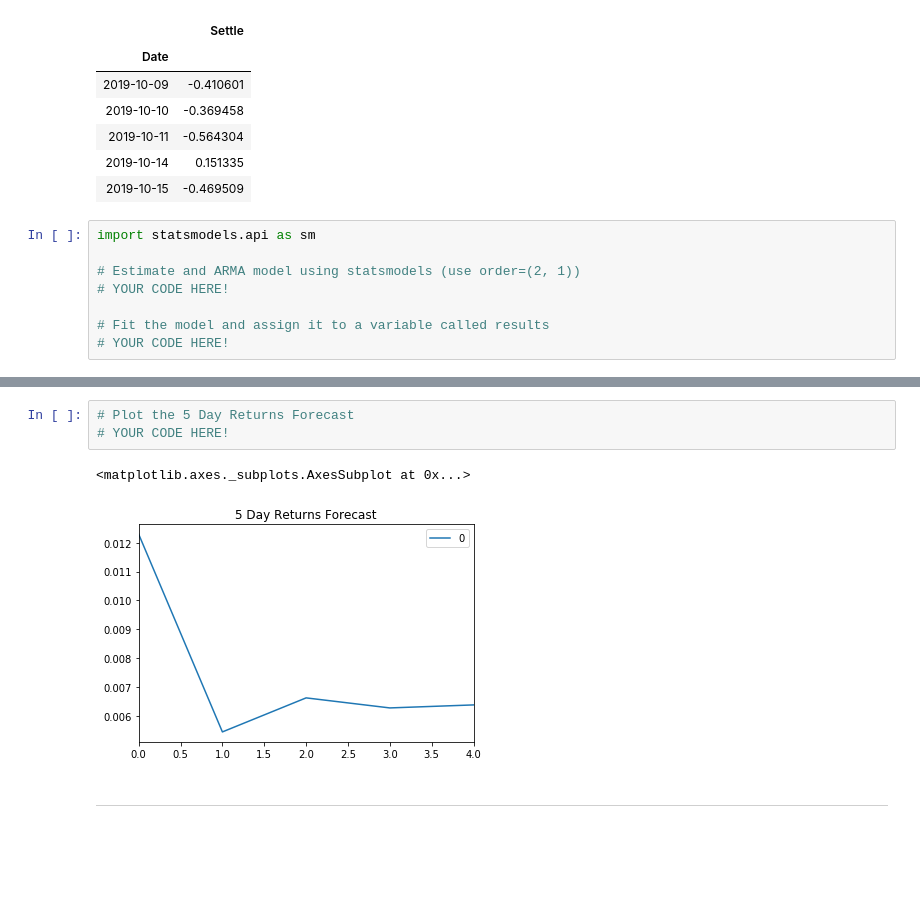
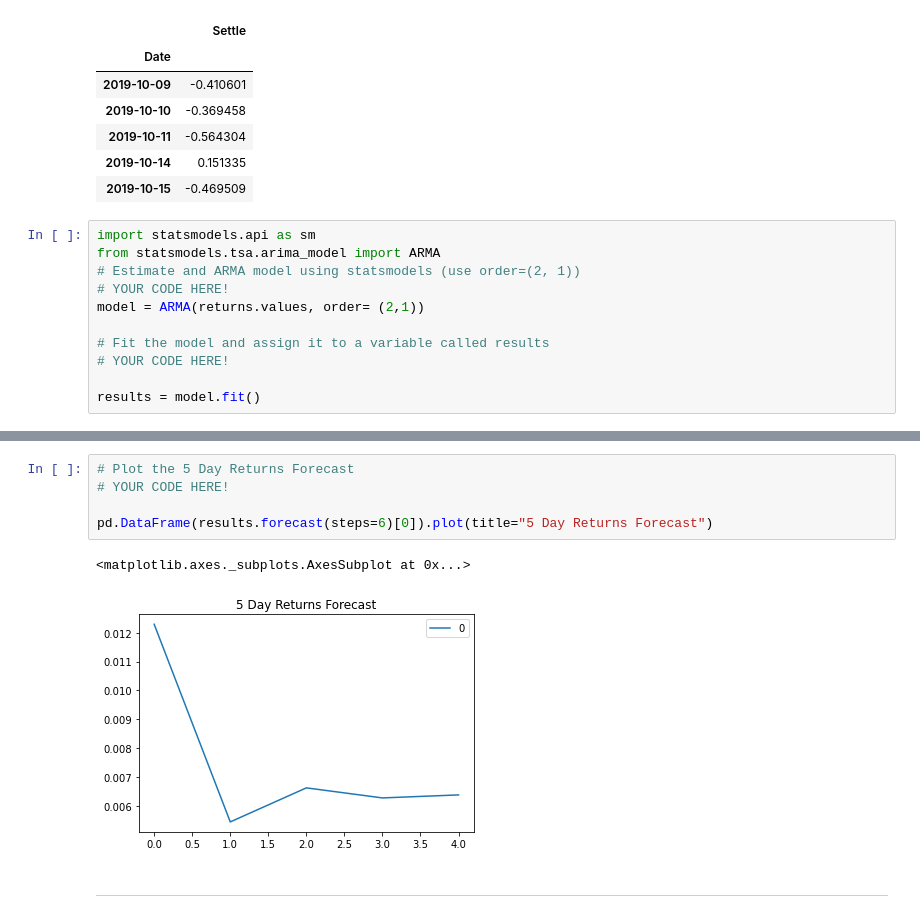
Before and after one commit to markmurdock11/time_series_analysis, a Jupyter notebook: code/time_series_analysis.ipynb, the cells around one changed output, grey strips where cells are left out. Cells and saved outputs as stored; diff of their text form; blank space fills up the shorter version.

Commit message:
created ARMA model and plotted the 5 day returns forecast

```diff
--- a/code/time_series_analysis.ipynb
+++ b/code/time_series_analysis.ipynb
@@ -118,12 +121,15 @@ returns.tail()
 | 2019-10-15 | -0.469509 |
 # %%
 import statsmodels.api as sm
-
+from statsmodels.tsa.arima_model import ARMA
 # Estimate and ARMA model using statsmodels (use order=(2, 1))
 # YOUR CODE HERE!
+model = ARMA(returns.values, order= (2,1))
 
 # Fit the model and assign it to a variable called results
 # YOUR CODE HERE!
+
+results = model.fit()
 # %%
 # Output model summary results:
 # YOUR CODE HERE!
@@ -149,9 +158,11 @@ Roots
 # %%
 # Plot the 5 Day Returns Forecast
 # YOUR CODE HERE!
+
+pd.DataFrame(results.forecast(steps=6)[0]).plot(title="5 Day Returns Forecast")
 # %% [output]
 <matplotlib.axes._subplots.AxesSubplot at 0x...>
-[figure, old version]
+[figure, new version]
 # %% [markdown]
 ---
 # %% [markdown]
```
Also changed, not shown: parts of 2 cells of this notebook.
